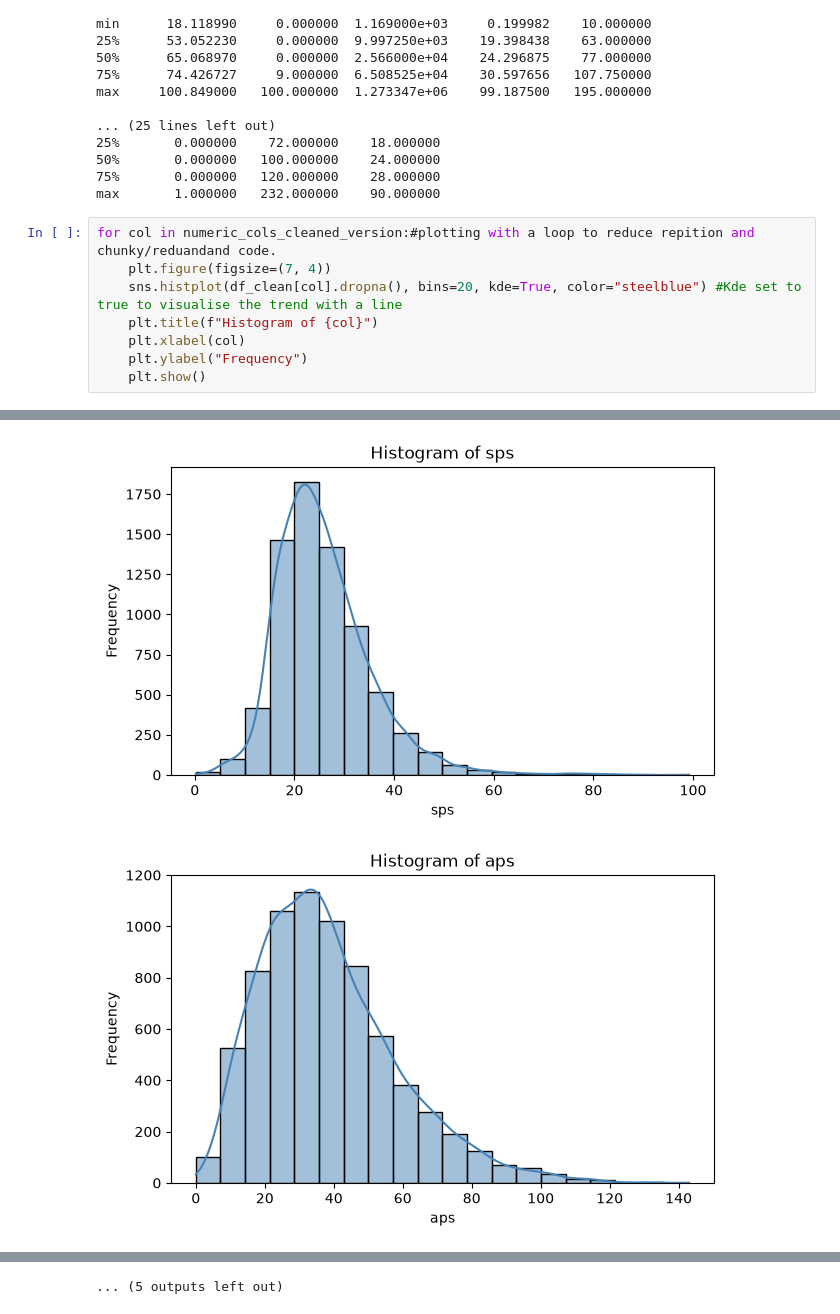
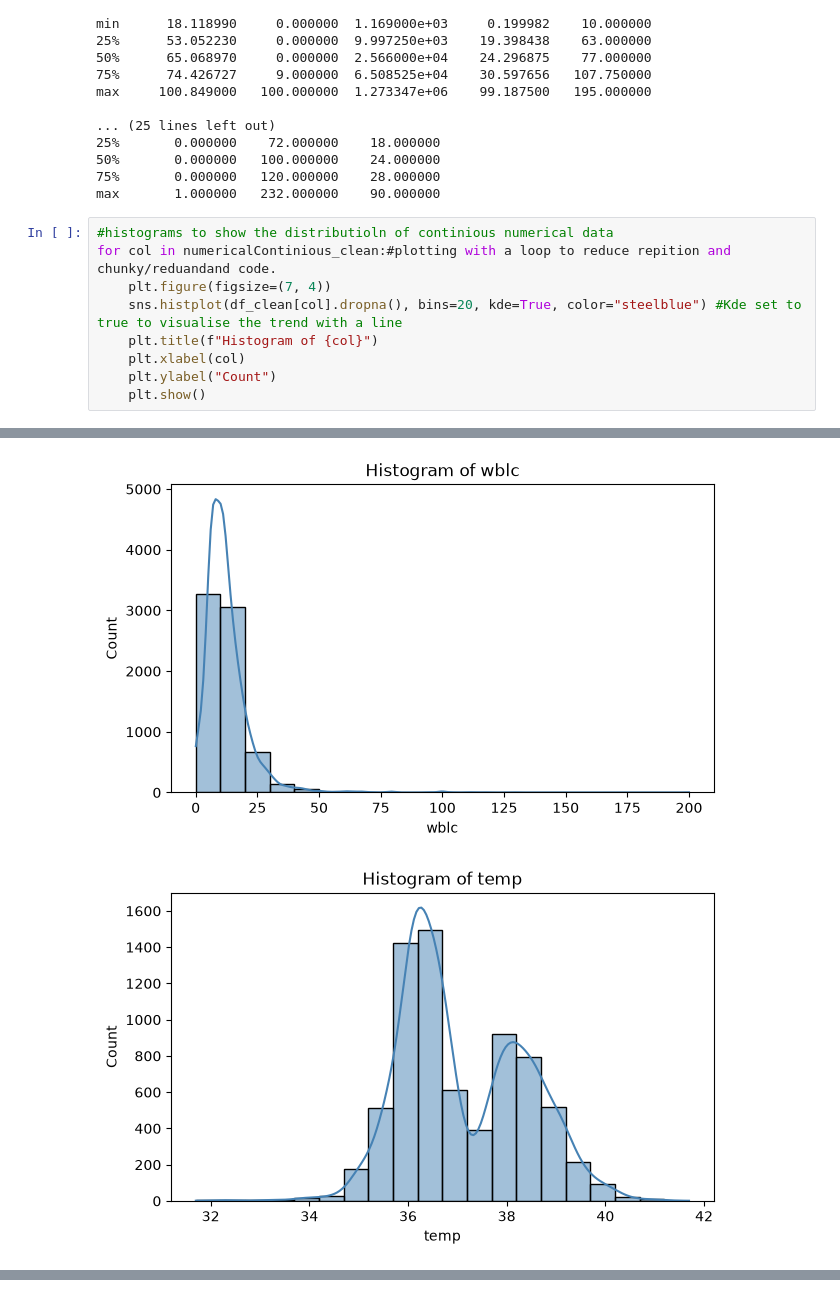
Before and after one commit to ChrisJHM6446/ENGE707_Project, a Jupyter notebook: ENGE707_Project.ipynb, the cells around one changed output, grey strips where cells are left out. Drawn from its saved outputs; the diff is of its cells as text.

```diff
--- a/ENGE707_Project.ipynb
+++ b/ENGE707_Project.ipynb
@@ -946,11 +946,12 @@ max     100.849000   100.000000  1.273347e+06    99.187500   195.000000
 75%       0.000000   120.000000    28.000000
 max       1.000000   232.000000    90.000000
 # %%
-for col in numeric_cols_cleaned_version:#plotting with a loop to reduce repition and chunky/reduandand code.
+#histograms to show the distributioln of continious numerical data
+for col in numericalContinious_clean:#plotting with a loop to reduce repition and chunky/reduandand code.
     plt.figure(figsize=(7, 4))
     sns.histplot(df_clean[col].dropna(), bins=20, kde=True, color="steelblue") #Kde set to true to visualise the trend with a line
     plt.title(f"Histogram of {col}")
     plt.xlabel(col)
-    plt.ylabel("Frequency")
+    plt.ylabel("Count")
     plt.show()
 # %% [output]
@@ -962,2 +963,2 @@ for col in numeric_cols_cleaned_version:#plotting with a loop to reduce repition
-[figure, old version]
+[figure, new version]
-[figure, old version]
+[figure, new version]
@@ -969 +966,0 @@ for col in numeric_cols_cleaned_version:#plotting with a loop to reduce repition
-... (5 outputs left out)
```
Also changed, not shown: parts of 5 cells of this notebook.
